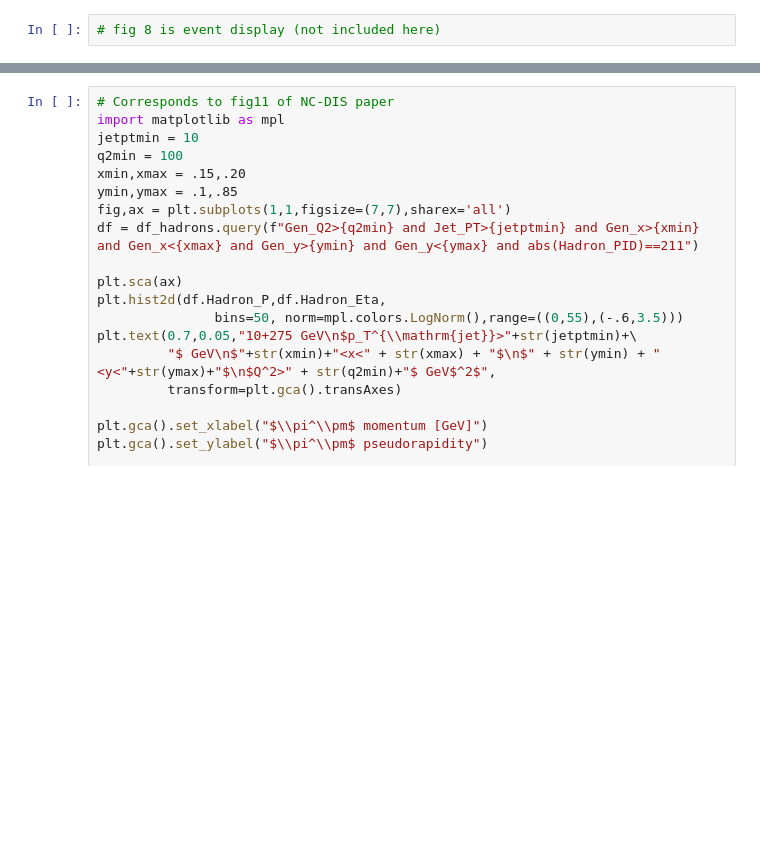
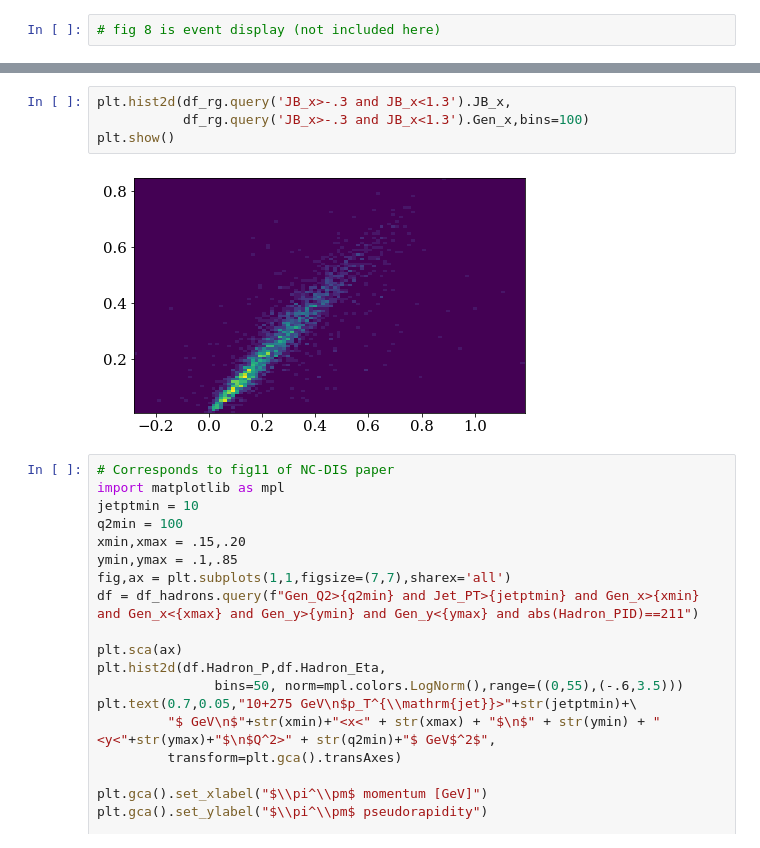
Before and after one commit to sebouh137/eic-jets, a Jupyter notebook: python/CC_DIS_Plots_For_Paper.ipynb, the cells around one changed output, grey strips where cells are left out. Drawn from its saved outputs; the diff is of its cells as text; blank space fills up the shorter version.

```diff
--- a/python/CC_DIS_Plots_For_Paper.ipynb
+++ b/python/CC_DIS_Plots_For_Paper.ipynb
@@ -722,3 +755,9 @@ plt.show()
+# %%
+plt.hist2d(df_rg.query('JB_x>-.3 and JB_x<1.3').JB_x,
+           df_rg.query('JB_x>-.3 and JB_x<1.3').Gen_x,bins=100)
+plt.show()
+# %% [output]
+[figure, added]
 # %%
 # Corresponds to fig11 of NC-DIS paper
 import matplotlib as mpl
```
Also changed, not shown: parts of 9 cells of this notebook.
